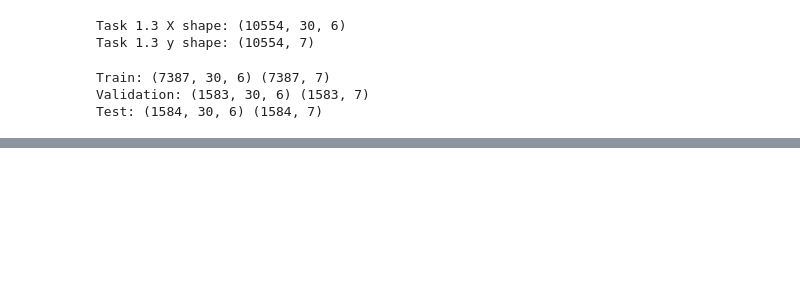
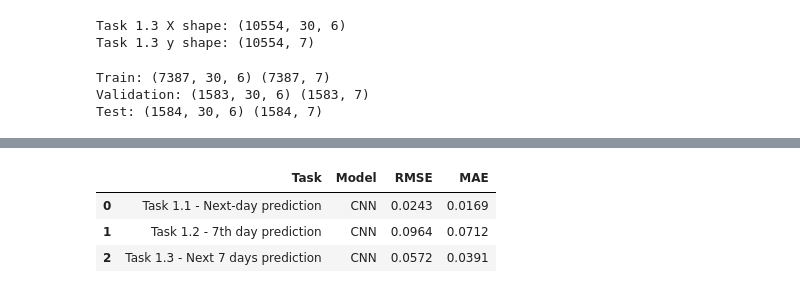
Before and after one commit to mintus2511/DL_Final_Project, a Jupyter notebook: notebooks/02_task1_nasdaq_prediction.ipynb, the cells around one changed output, grey strips where cells are left out. Saved outputs shown, nothing was run; the diff lists cells and outputs as text; code cells hidden in the pictures; blank space fills up the shorter version.

```diff
--- a/notebooks/02_task1_nasdaq_prediction.ipynb
+++ b/notebooks/02_task1_nasdaq_prediction.ipynb
@@ -471,7 +466,8 @@ Epoch 8/100
 # %%
 plot_training_history(
     history_1_2,
-    f"Task 1.2 - {k_day}th Day Forecast Training Loss"
+    f"Task 1.2 - CNN {k_day}th-Day Forecast Loss",
+    "../results/figures/task1_2_cnn_loss_curve.png"
 )
 
 pred_1_2 = model_task_1_2.predict(X_test_1_2)
@@ -479,6 +475,7 @@ pred_1_2 = model_task_1_2.predict(X_test_1_2)
 rmse_1_2, mae_1_2 = evaluate_prediction(
     y_test_1_2,
     pred_1_2,
-    f"Task 1.2 - {k_day}th Day Close Price Prediction"
+    f"Task 1.2 - CNN {k_day}th-Day Forecast",
+    "../results/figures/task1_2_cnn_actual_vs_predicted.png"
 )
 # %% [output]
@@ -678 +708,18 @@ results
+# %%
+task1_cnn_results_rounded = task1_cnn_results.copy()
+
+task1_cnn_results_rounded["RMSE"] = task1_cnn_results_rounded["RMSE"].round(4)
+task1_cnn_results_rounded["MAE"] = task1_cnn_results_rounded["MAE"].round(4)
+
+task1_cnn_results_rounded.to_csv(
+    "../results/tables/task1_cnn_results_table.csv",
+    index=False
+)
+
+task1_cnn_results_rounded
+# %% [output]
+|  | Task | Model | RMSE | MAE |
+| 0 | Task 1.1 - Next-day prediction | CNN | 0.0243 | 0.0169 |
+| 1 | Task 1.2 - 7th day prediction | CNN | 0.0964 | 0.0712 |
+| 2 | Task 1.3 - Next 7 days prediction | CNN | 0.0572 | 0.0391 |
 # %%
```
Also changed, not shown: parts of 21 cells of this notebook, 13 other files.
